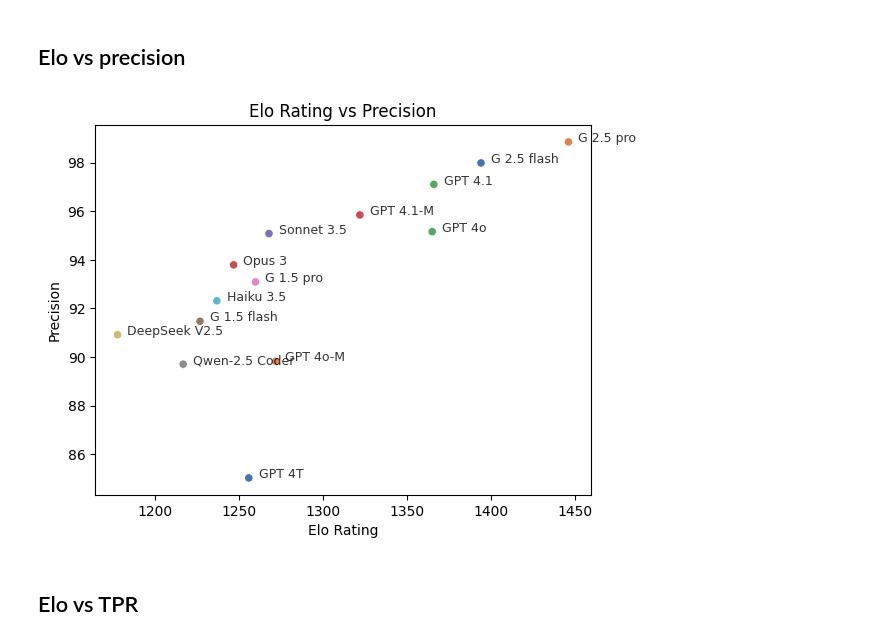
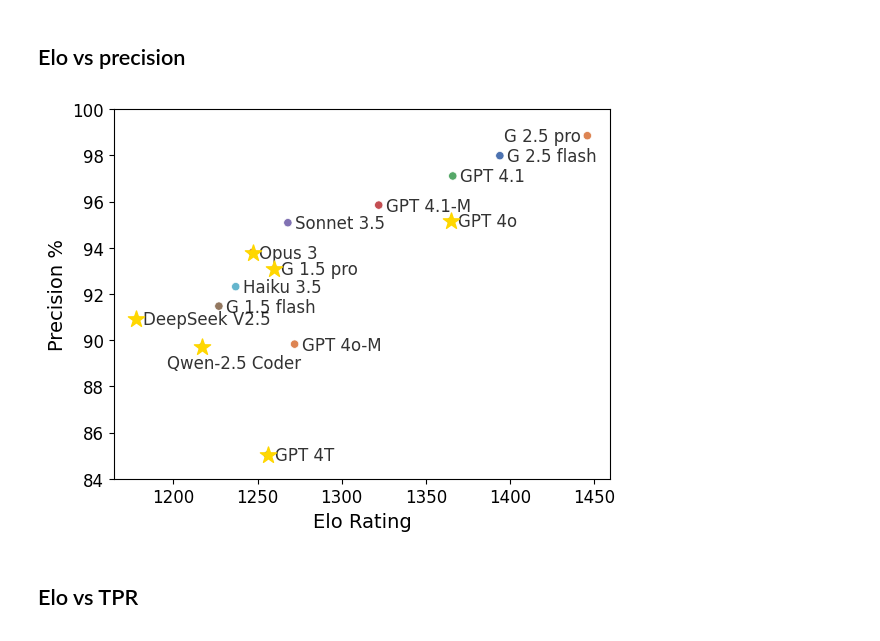
Before and after one commit to srynsh/LLM-Benchmarking, a Jupyter notebook: notebooks/notebook.ipynb, the cells around one changed output. Cells and saved outputs as stored; diff of their text form; code cells hidden in the pictures.

```diff
--- a/notebooks/notebook.ipynb
+++ b/notebooks/notebook.ipynb
@@ -207,24 +207,41 @@ df_elo = pd.DataFrame(eloRating.items(), columns=['generator', 'elo'])
 df_elo_prec = pd.merge(df_elo, df, on='generator')
 df_plot = df_elo_prec[df_elo_prec['validator'] == 'ensemble']
 # %%
+plt.figure()
+
 sns.scatterplot(data=df_plot, x='elo', y='precision', hue='generator', palette='deep')
-plt.title('Elo Rating vs Precision')
-plt.xlabel('Elo Rating')
-plt.ylabel('Precision')
+# plt.title('Elo Rating vs Precision')
+
 # plt.legend(title='Model', bbox_to_anchor=(1.05, 1), loc='upper left')
 # Add annotations for each point
 for idx, row in df_plot.iterrows():
     shorthand = MODELS_SHORT.get(row['generator'], row['generator'])
+    # Use a star symbol for models in MODELS_GEN to indicate "ground truth"
+    if row['generator'] in df_pg['generator'].values:
+        plt.scatter(row['elo'], row['precision'], color='gold', marker='*', s=150, zorder=4, label='Ground Truth' if idx == 0 else "")
+
+    offset = (5, -4)
+    if shorthand in ['Qwen-2.5 Coder']:
+        offset = (-25, -15)
+    elif shorthand in ['G 2.5 pro']:
+        offset = (-60, -4)
     plt.annotate(shorthand,  # Use shorthand for model name for clarity
                  xy=(row['elo'], row['precision']),
-                 xytext=(7, 0),  # Offset text slightly to the right
+                 xytext=offset,  # Offset text slightly to the right
                  textcoords='offset points',
-                 fontsize=9,
+                 fontsize=12,
                  alpha=0.8)
 
+plt.ylim(84, 100)
+plt.xticks(fontsize=12)
+plt.yticks(fontsize=12)
+# plt.title('Elo Rating vs Precision', fontsize=16)
+plt.xlabel('Elo Rating', fontsize=14)
+plt.ylabel('Precision %', fontsize=14)
 plt.legend().remove()  # Remove the legend since we have annotations
+plt.savefig('../output/images/pdfs/elo_precision.pdf', bbox_inches='tight')
 # %% [output]
-[figure, old version]
+[figure, new version]
 # %% [markdown]
 ## Elo vs TPR
 # %%
```
Also changed, not shown: parts of 1 cell of this notebook, 3 other files.
